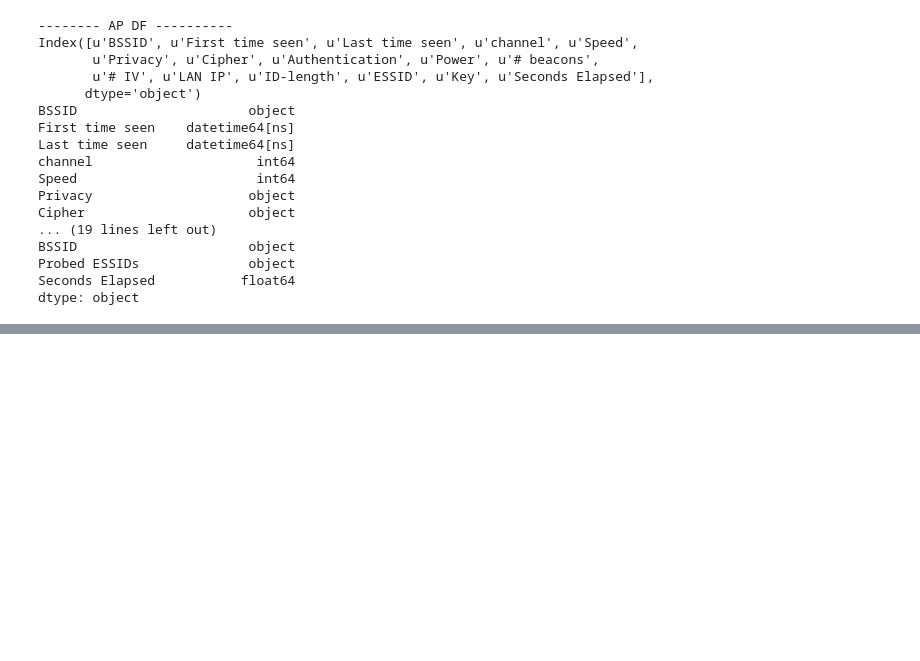
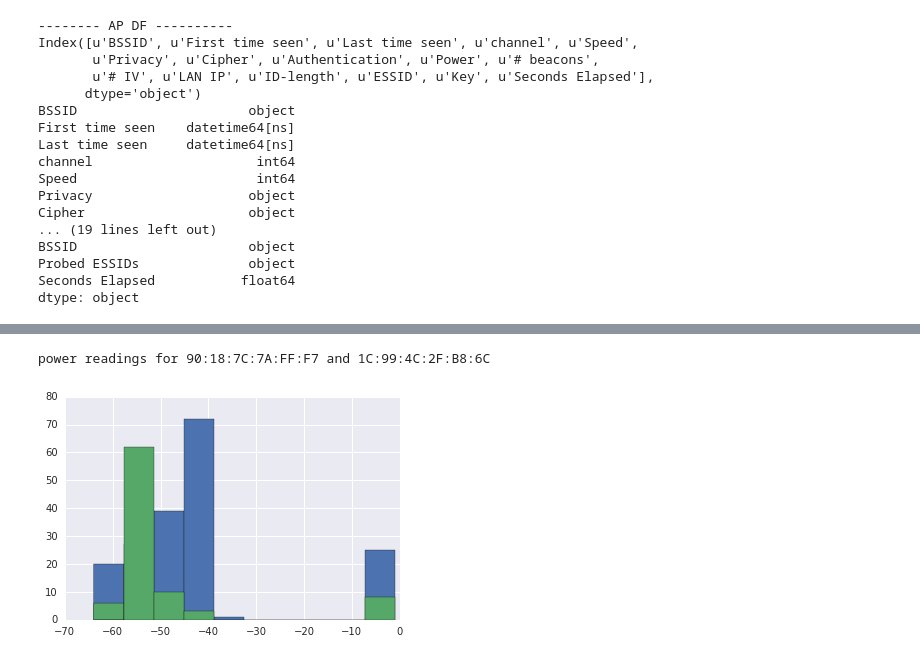
Before and after one commit to charlesreid1/wifi-data, a Jupyter notebook: pandas/Timestamps.ipynb, the cells around one changed output, grey strips where cells are left out. Drawn from its saved outputs; the diff is of its cells as text; code cells hidden in the pictures; blank space fills up the shorter version.

```diff
--- a/pandas/Timestamps.ipynb
+++ b/pandas/Timestamps.ipynb
@@ -196,0 +220,11 @@ print dir(plt.cm)
+# %%
+# make a quick histogram of the power readings for a particular mac address
+print("power readings for %s and %s"%(client_macs[5],client_macs[10]))
+
+for i,mac in enumerate(interesting_macs):
+    client_df[client_df['Station MAC']==mac]['Power'].hist()
+
+#client_df[client_df['Station MAC']client_macs[5]]['Power'].hist()
+# %% [output]
+power readings for 90:18:7C:7A:FF:F7 and 1C:99:4C:2F:B8:6C
+[figure, added]
```
Also changed, not shown: parts of 7 cells of this notebook.
